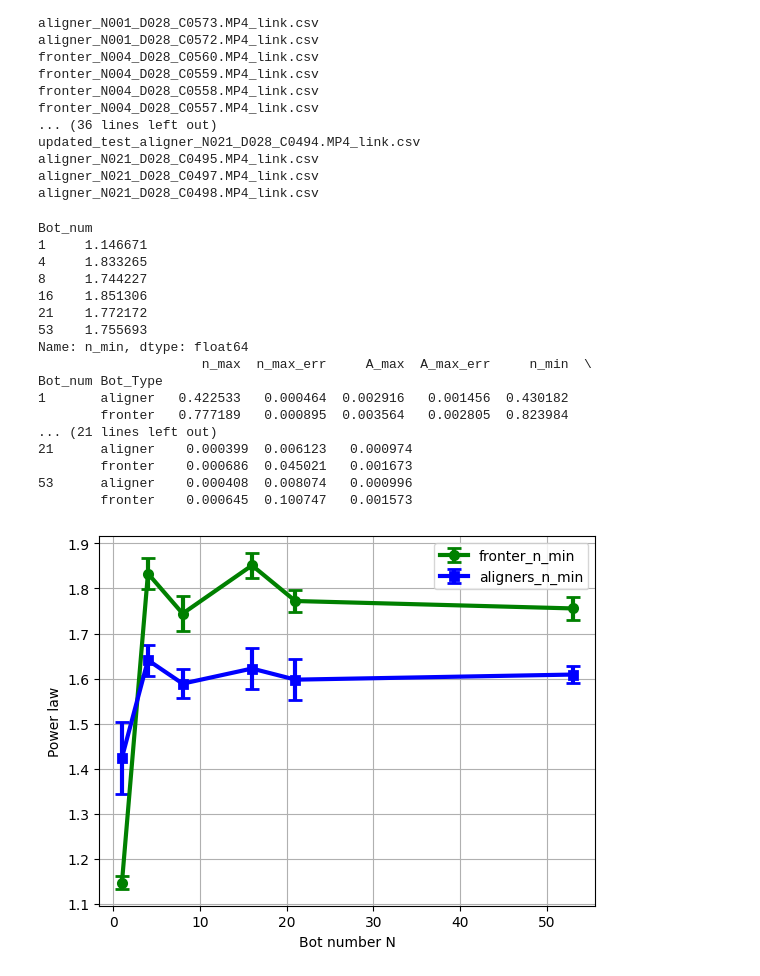
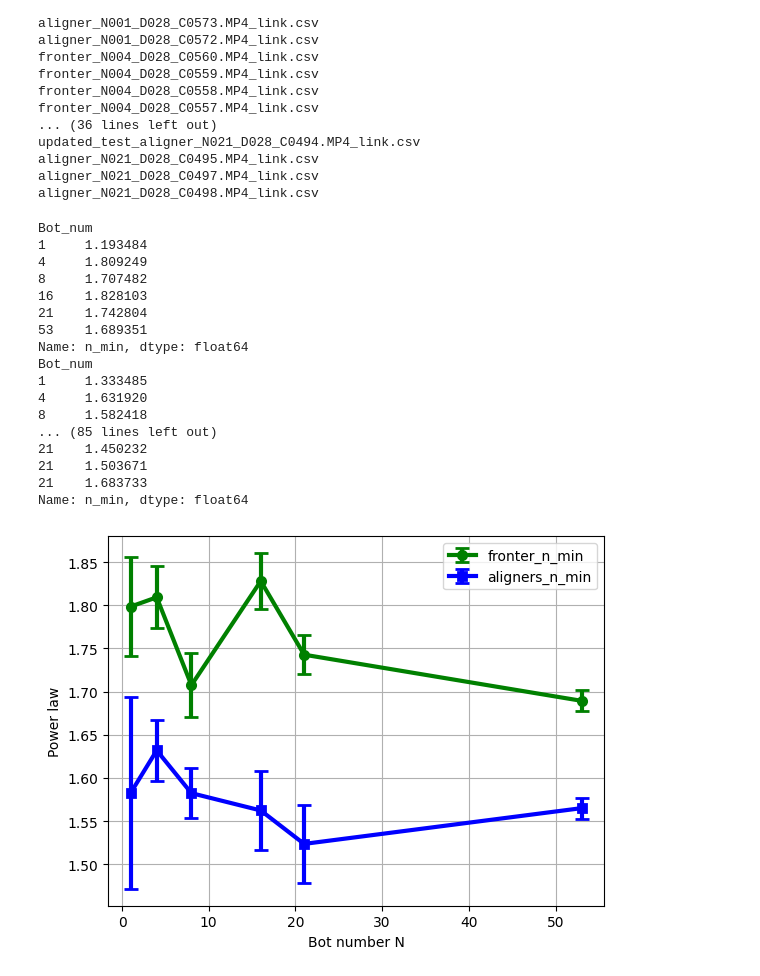
Before and after one commit to complex-lab/robotic_swarms, a Jupyter notebook: power_law_vs_num_bots.ipynb, the cells around one changed output. Drawn from its saved outputs; the diff is of its cells as text; code cells hidden in the pictures.

```diff
--- a/power_law_vs_num_bots.ipynb
+++ b/power_law_vs_num_bots.ipynb
@@ -71,11 +71,11 @@ print(relevant_data)
 
 [24400 rows x 9 columns]
 # %%
-arenaSizePixels = 1090 # [pixels]
+arenaSizePixels = 1080 # [pixels]
 arenaSizeCm = 150 # [cm]
 fps =25
-mpp = arenaSizeCm/arenaSizePixels/2 #[cm/pixel]
-expnum=40
+mpp = arenaSizeCm/arenaSizePixels #[cm/pixel]
+expnum=15
 exp_row=expSumPassive.iloc[expnum]
 expnun_Filename=exp_row.linkingFileNamePack
 print(expnun_Filename)
@@ -83,12 +83,12 @@ data=all_data[(all_data['Filename']==expnun_Filename)]
 relevant_data_try = tp.filter_stubs(data,threshold=100)
 max_lagtime=int(len(relevant_data)/3)
 print(max_lagtime)
-imsd_try = tp.imsd(relevant_data_try,fps=fps,mpp=mpp,max_lagtime=max_lagtime)
+imsd_try = tp.imsd(relevant_data_try,fps=fps,mpp=mpp,max_lagtime=30000)
 last_imsd_try=imsd_try.index[-1]
 lag_time_thresh=int(last_imsd_try/150)
 max_lagtime_thresh=int(last_imsd_try/3)
 #relevant_imsd=imsd_try.loc[lag_time_thresh:max_lagtime_thresh]
-relevant_imsd=imsd_try.loc[4:35]
+relevant_imsd=imsd_try.loc[7:50]
 fig,ax = plt.subplots()
 #ax.plot(np.log(imsd_try.index),np.log(imsd_try),label='msd')
 ax.loglog(imsd_try.index,imsd_try,label='msd')
@@ -121,23 +121,27 @@ Text(0, 0.5, 'MSD $\\left[\\rm{cm}^2\\right]$')
 # %%
-arenaSizePixels = 1090 # [pixels]
+arenaSizePixels = 1080 # [pixels]
 arenaSizeCm = 150 # [cm]
 fps =25
-mpp = arenaSizeCm/arenaSizePixels/2 #[cm/pixel]
+mpp = arenaSizeCm/arenaSizePixels#/2 #[cm/pixel]
 power_law=pd.DataFrame()
 for index,row in expSumPassive.iterrows():
+    #if ((index==3)|(index==7)|(index==2)):
+    #    continue
     FileName=row.linkingFileNamePack
     print(FileName)
     current_data=all_data[(all_data['Filename']==FileName)]
-    relevant_data_try = tp.filter_stubs(current_data,threshold=100)
+    relevant_data_try = tp.filter_stubs(current_data,threshold=1000)
     max_lagtime=int(len(relevant_data_try)/3)
-    imsd = tp.imsd(relevant_data_try,fps=fps,mpp=mpp,max_lagtime=max_lagtime)
+    imsd = tp.imsd(relevant_data_try,fps=fps,mpp=mpp,max_lagtime=30000)
     #imsd = tp.imsd(current_data,fps=fps,mpp=mpp,max_lagtime=max_lagtime)
     last_imsd_try=imsd.index[-1]
     lag_time_thresh=int(last_imsd_try/150)
     max_lagtime_thresh=int(last_imsd_try/3)
-    relevant_imsd_max=imsd.loc[2:50]
+    #relevant_imsd_max=imsd.loc[2:50]
+    relevant_imsd_max=imsd.loc[7:50]
     #relevant_imsd_max=imsd.loc[lag_time_thresh:max_lagtime_thresh]
-    relevant_imsd_min=imsd.loc[4:20]
+    #relevant_imsd_min=imsd.loc[4:20]
+    relevant_imsd_min=imsd.loc[10:20]
     p0=np.array([2,0.5])
     popt_max,pcov_max = sc.optimize.curve_fit(linear_fit_log,np.log(relevant_imsd_max.index),np.log(relevant_imsd_max.iloc[:,0]),p0=p0)
     perr_max = np.sqrt(np.diag(pcov_max))
@@ -178,51 +182,58 @@ aligner_N021_D028_C0495.MP4_link.csv
 aligner_N021_D028_C0497.MP4_link.csv
 aligner_N021_D028_C0498.MP4_link.csv
 # %%
+#.loc[("fronter")])
 mean_data=power_law.groupby(by=["Bot_Type","Bot_num"]).mean()
 print(mean_data.loc[("fronter","n_min")])
-std_data=power_law.groupby(by=["Bot_num","Bot_Type"]).std()
-print(std_data)
+print(mean_data.loc[("aligner","n_min")])
+std_data=power_law.groupby(by=["Bot_Type","Bot_num"]).std()
+count_data=power_law.groupby(by=["Bot_Type","Bot_num"]).count()
+print(count_data)
+print(power_law.set_index(["Bot_Type","Bot_num"]).loc[("fronter","n_min")])
+print(power_law.set_index(["Bot_Type","Bot_num"]).loc[("aligner","n_min")])
 # %% [output]
 Bot_num
-1     1.146671
-4     1.833265
-8     1.744227
-16    1.851306
-21    1.772172
-53    1.755693
+1     1.193484
+4     1.809249
+8     1.707482
+16    1.828103
+21    1.742804
+53    1.689351
 Name: n_min, dtype: float64
-                     n_max  n_max_err     A_max  A_max_err     n_min  \
-Bot_num Bot_Type
-1       aligner   0.422533   0.000464  0.002916   0.001456  0.430182
-        fronter   0.777189   0.000895  0.003564   0.002805  0.823984
-... (21 lines left out)
-21      aligner    0.000399  0.006123   0.000974
-        fronter    0.000686  0.045021   0.001673
-53      aligner    0.000408  0.008074   0.000996
-        fronter    0.000645  0.100747   0.001573
+Bot_num
+1     1.333485
+4     1.631920
+8     1.582418
+... (85 lines left out)
+21    1.450232
+21    1.503671
+21    1.683733
+Name: n_min, dtype: float64
 # %%
 fronter_data=mean_data.loc[("fronter","n_min")]
 fronter_data_max= mean_data.loc[("fronter","n_max")]
 fronter_diff=fronter_data-fronter_data_max
 aligner_data=mean_data.loc[("aligner","n_min")]
 aligner_data_max=mean_data.loc[("aligner","n_max")]
 aligner_diff=aligner_data-aligner_data_max
+fronter_count=count_data.loc[("fronter","FileName")]
+aligner_count=count_data.loc[("aligner","FileName")]
 fig,ax = plt.subplots()
-ax.errorbar(x=fronter_data.index,y=fronter_data,label='fronter_n_min',yerr=np.abs(fronter_diff.to_numpy())/2,marker='o',capsize=5,color='green'
+ax.errorbar(x=fronter_data.index,y=fronter_data,label='fronter_n_min',yerr=np.abs(fronter_diff.to_numpy())/np.sqrt(fronter_count),marker='o',capsize=5,color='green'
              ,markeredgewidth=2,elinewidth=3,linewidth=3)
 #ax.plot(fronter_data_max.index,fronter_data_max,'-o',label='fronter_n_max')
-ax.errorbar(x=aligner_data.index,y=aligner_data,label='aligners_n_min',yerr=np.abs(aligner_diff.to_numpy())/2,marker='s',capsize=5,color='blue'
+ax.errorbar(x=aligner_data.index,y=aligner_data,label='aligners_n_min',yerr=np.abs(aligner_diff.to_numpy())/np.sqrt(aligner_count),marker='s',capsize=5,color='blue'
              ,markeredgewidth=2,elinewidth=3,linewidth=3)
 #ax.plot(aligner_data_max.index,aligner_data_max,'-o',label='aligners_n_max')
 ax.set_xlabel('Bot number N')
 ax.set_ylabel('Power law')
 #ax.set_title('Imsd Power law Vs. Botnum')
 ax.grid()
 ax.legend()
 saved_data=pd.DataFrame(data={'fronter_data': fronter_data
                               ,'fronter_data_max': fronter_data_max,'fronter_diff':fronter_diff,'aligner_data':aligner_data
                               ,'aligner_data_max':aligner_data_max,'aligner_diff':aligner_diff})
 saved_data.to_csv('C:\\Users\\User\\Documents\\Eden\\locate_git_code\\production\\powerlaw_vs_botnum_28cm.csv')
 fig.savefig('C:\\Users\\User\\Documents\\Eden\\locate_git_code\\production\\powerlaw_vs_botnum_28cm.png',bbox_inches='tight')
 # %% [output]
-[figure, old version]
+[figure, new version]
```
Also changed, not shown: parts of 1 cell of this notebook, 5 other files.
